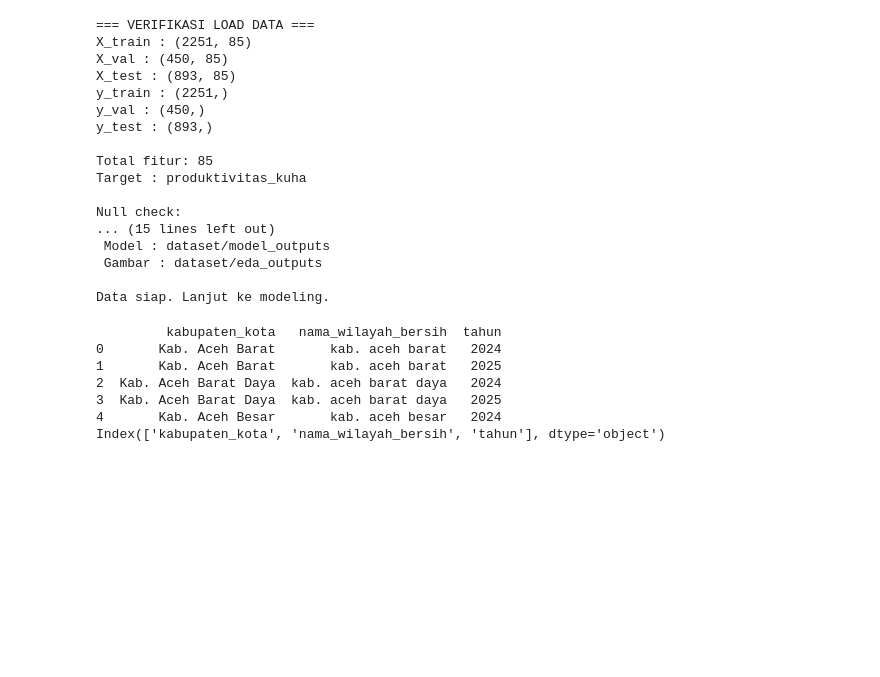
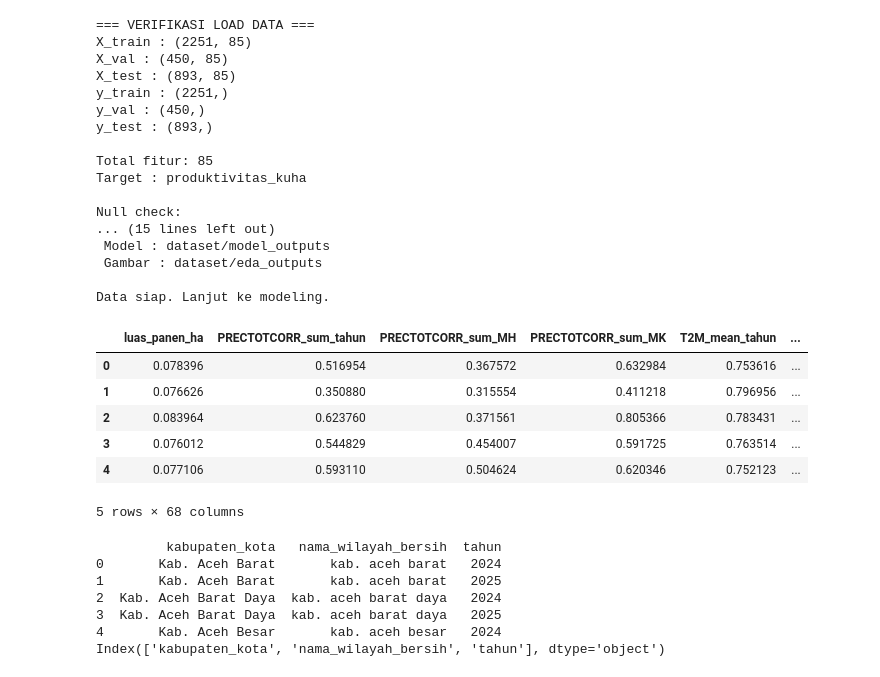
Before and after one commit to TurnNull/capstone-model-temporary, a Jupyter notebook: stacking.ipynb, the cells around one changed output. Saved outputs shown, nothing was run; the diff lists cells and outputs as text; code cells hidden in the pictures; blank space fills up the shorter version.

```diff
--- a/stacking.ipynb
+++ b/stacking.ipynb
@@ -98,6 +99,16 @@ Null check:
  Gambar : dataset/eda_outputs
 
 Data siap. Lanjut ke modeling.
+# %%
+X_train.head()
+# %% [output]
+|  | luas_panen_ha | PRECTOTCORR_sum_tahun | PRECTOTCORR_sum_MH | PRECTOTCORR_sum_MK | T2M_mean_tahun | ... |
+| 0 | 0.078396 | 0.516954 | 0.367572 | 0.632984 | 0.753616 | ... |
+| 1 | 0.076626 | 0.350880 | 0.315554 | 0.411218 | 0.796956 | ... |
+| 2 | 0.083964 | 0.623760 | 0.371561 | 0.805366 | 0.783431 | ... |
+| 3 | 0.076012 | 0.544829 | 0.454007 | 0.591725 | 0.763514 | ... |
+| 4 | 0.077106 | 0.593110 | 0.504624 | 0.620346 | 0.752123 | ... |
+5 rows × 68 columns
 # %%
 print(ID_test.head())
 print(ID_test.columns)
```
Also changed, not shown: parts of 1 cell of this notebook, 17 other files.
